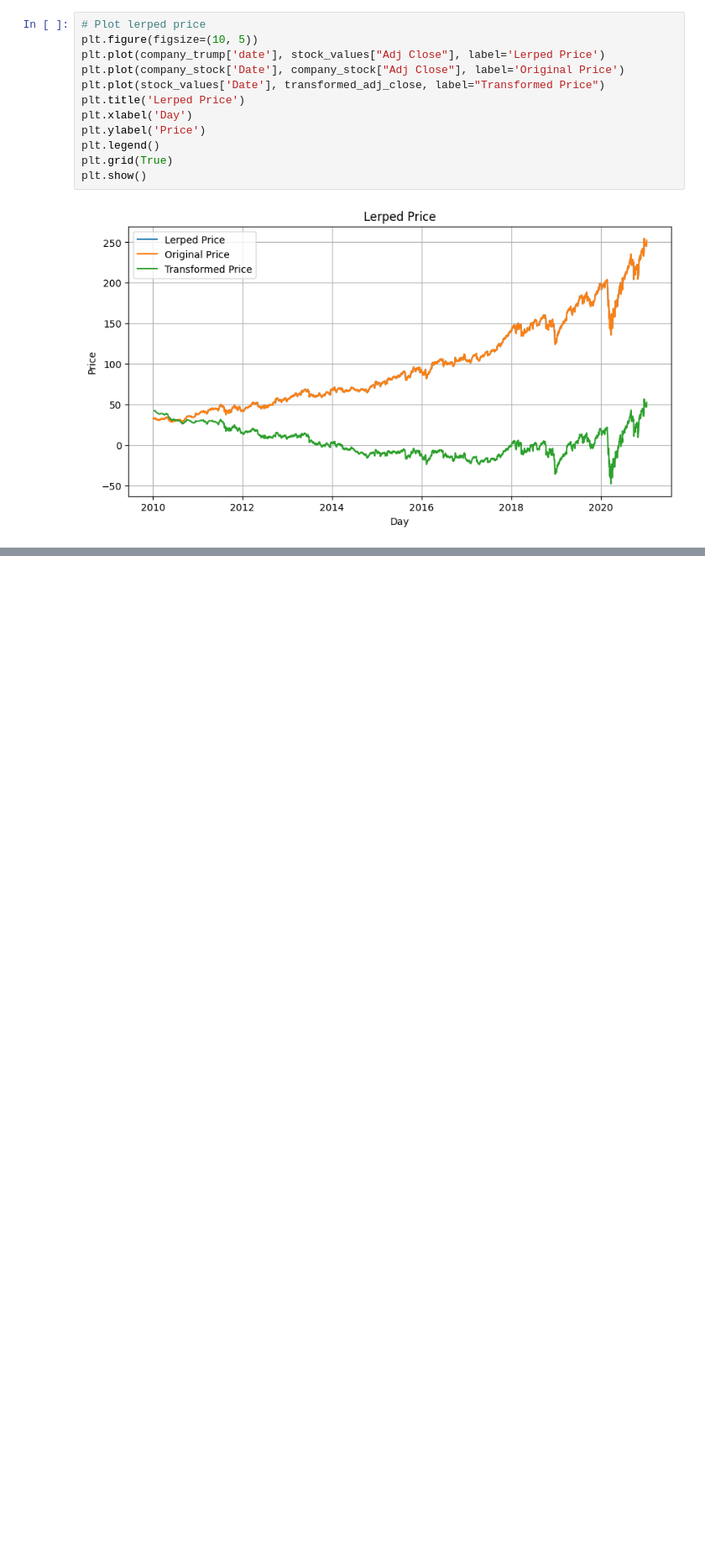
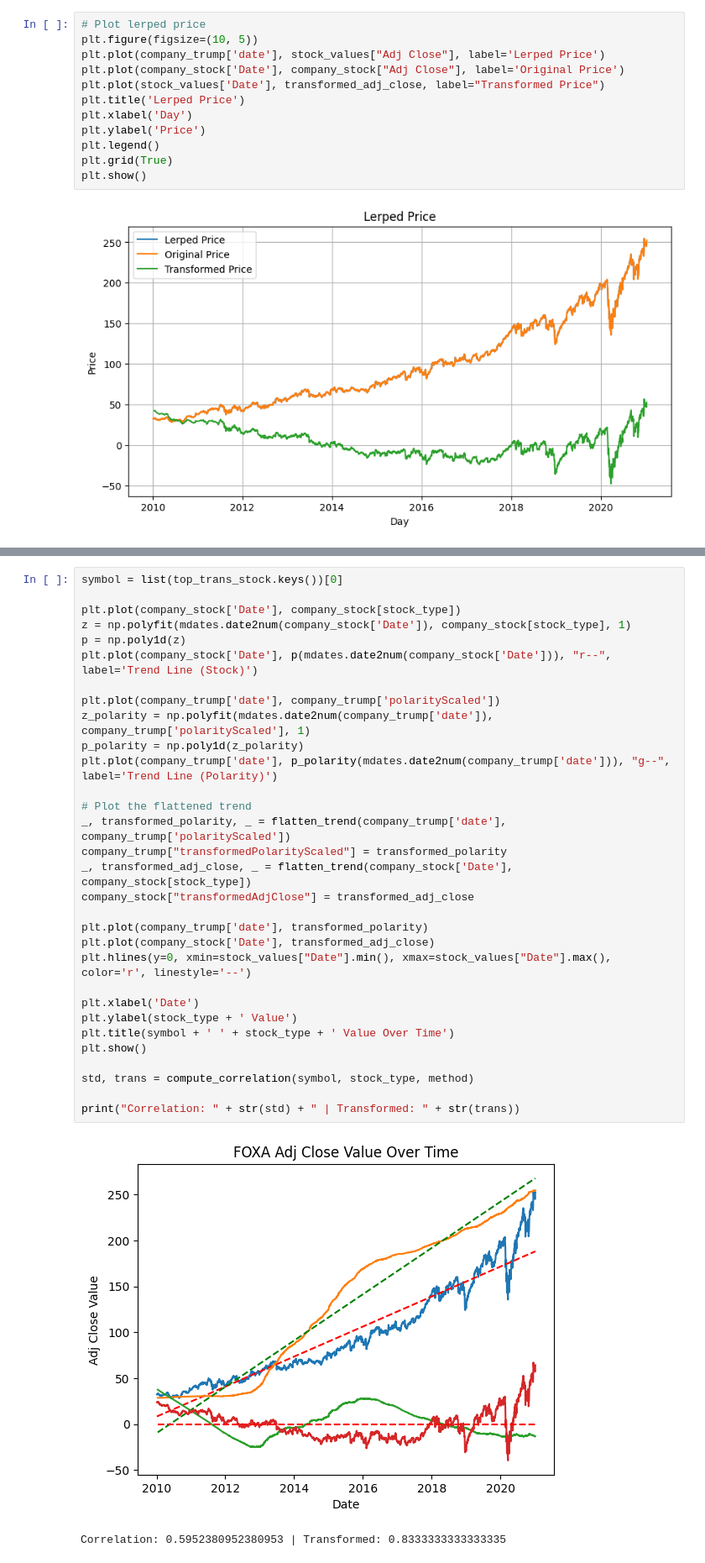
Before and after one commit to boyeaalhagie/trump-stock-predictor, a Jupyter notebook: trump_sp500_correlator.ipynb, the cells around one changed output, grey strips where cells are left out. Shown at 84% size. Cells and saved outputs as stored; diff of their text form; blank space fills up the shorter version.

```diff
--- a/trump_sp500_correlator.ipynb
+++ b/trump_sp500_correlator.ipynb
@@ -272,0 +293,34 @@ plt.show()
+# %%
+symbol = list(top_trans_stock.keys())[0]
+
+plt.plot(company_stock['Date'], company_stock[stock_type])
+z = np.polyfit(mdates.date2num(company_stock['Date']), company_stock[stock_type], 1)
+p = np.poly1d(z)
+plt.plot(company_stock['Date'], p(mdates.date2num(company_stock['Date'])), "r--", label='Trend Line (Stock)')
+
+plt.plot(company_trump['date'], company_trump['polarityScaled'])
+z_polarity = np.polyfit(mdates.date2num(company_trump['date']), company_trump['polarityScaled'], 1)
+p_polarity = np.poly1d(z_polarity)
+plt.plot(company_trump['date'], p_polarity(mdates.date2num(company_trump['date'])), "g--", label='Trend Line (Polarity)')
+
+# Plot the flattened trend
+_, transformed_polarity, _ = flatten_trend(company_trump['date'], company_trump['polarityScaled'])
+company_trump["transformedPolarityScaled"] = transformed_polarity
+_, transformed_adj_close, _ = flatten_trend(company_stock['Date'], company_stock[stock_type])
+company_stock["transformedAdjClose"] = transformed_adj_close
+
+plt.plot(company_trump['date'], transformed_polarity)
+plt.plot(company_stock['Date'], transformed_adj_close)
+plt.hlines(y=0, xmin=stock_values["Date"].min(), xmax=stock_values["Date"].max(), color='r', linestyle='--')
+
+plt.xlabel('Date')
+plt.ylabel(stock_type + ' Value')
+plt.title(symbol + ' ' + stock_type + ' Value Over Time')
+plt.show()
+
+std, trans = compute_correlation(symbol, stock_type, method)
+
+print("Correlation: " + str(std) + " | Transformed: " + str(trans))
+# %% [output]
+[figure, added]
+Correlation: 0.5952380952380953 | Transformed: 0.8333333333333335
```
Also changed, not shown: parts of 10 cells of this notebook.
